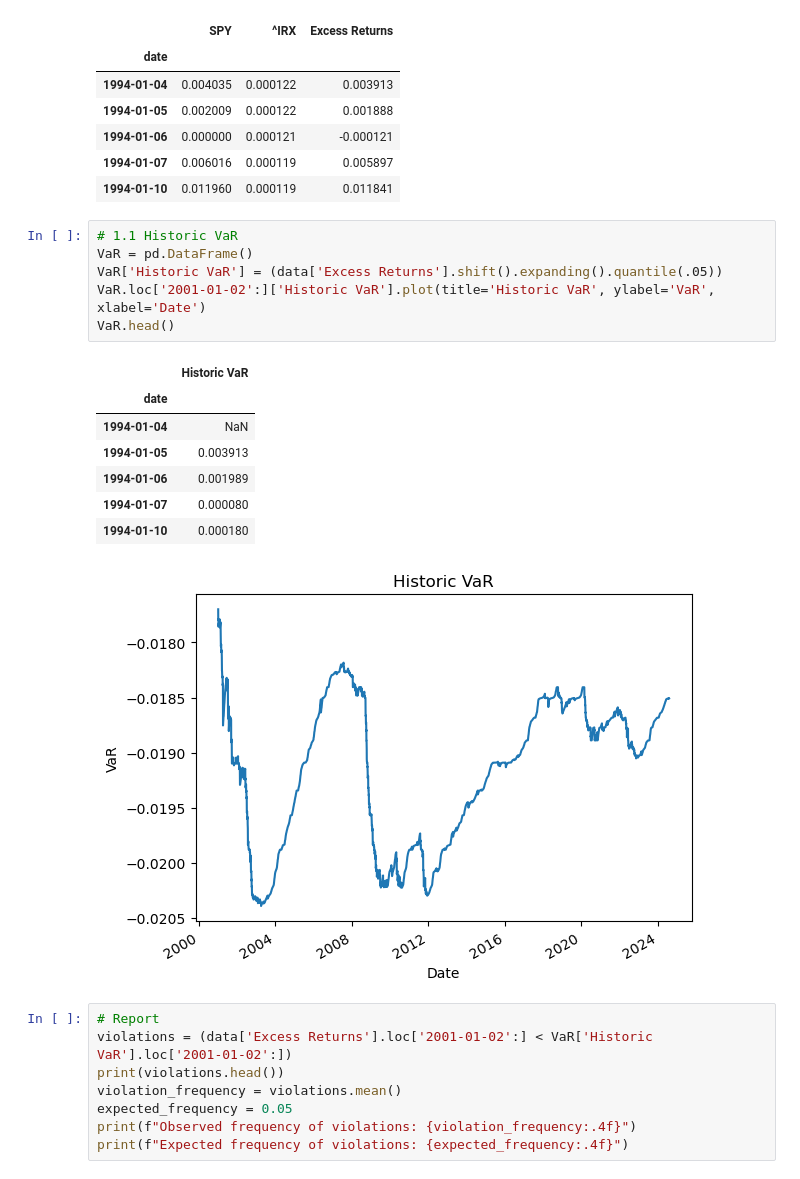
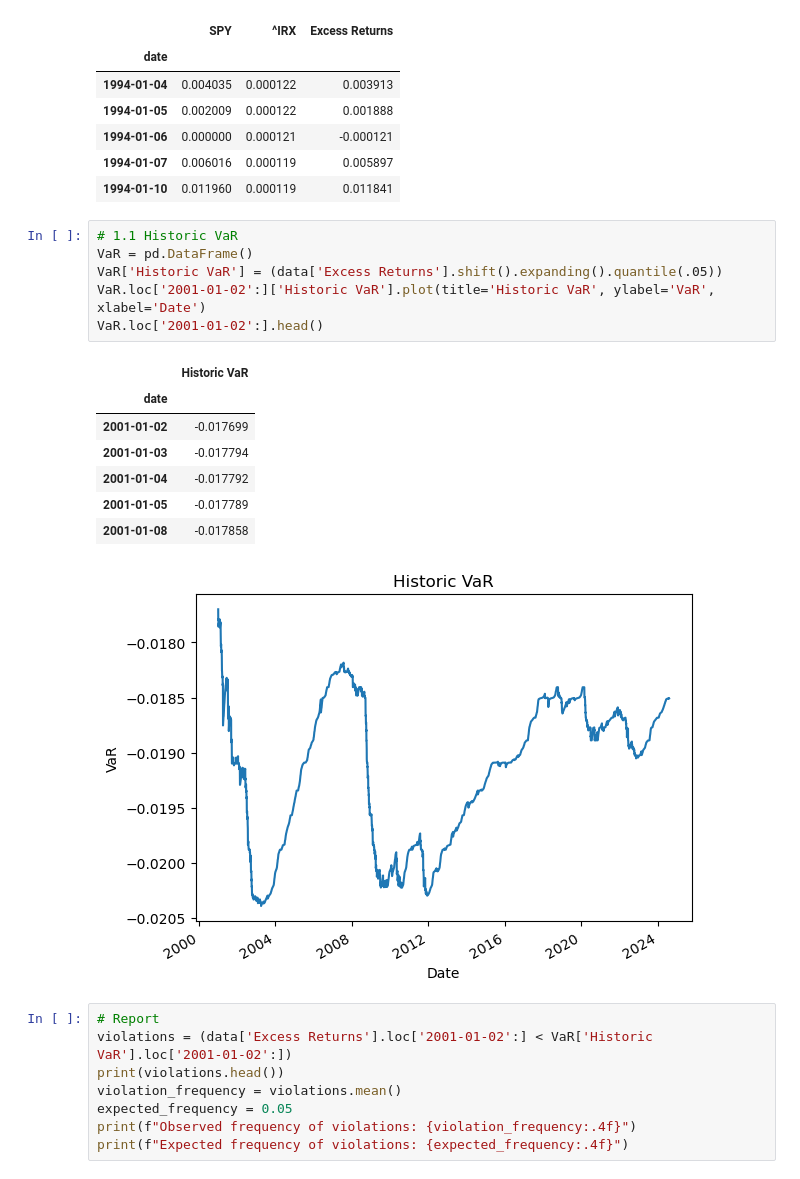
Before and after one commit to Anand-Nakhate/finm-portfolio-2024, a Jupyter notebook: homework/Solution_HW3_.ipynb, the cells around one changed output. Cells and saved outputs as stored; diff of their text form.

```diff
--- a/homework/Solution_HW3_.ipynb
+++ b/homework/Solution_HW3_.ipynb
@@ -123,17 +123,17 @@ data.head()
 # %%
 # 1.1 Historic VaR
 VaR = pd.DataFrame()
 VaR['Historic VaR'] = (data['Excess Returns'].shift().expanding().quantile(.05))
 VaR.loc['2001-01-02':]['Historic VaR'].plot(title='Historic VaR', ylabel='VaR', xlabel='Date')
-VaR.head()
+VaR.loc['2001-01-02':].head()
 # %% [output]
 |  | Historic VaR |
 | date |  |
-| 1994-01-04 | NaN |
-| 1994-01-05 | 0.003913 |
-| 1994-01-06 | 0.001989 |
-| 1994-01-07 | 0.000080 |
-| 1994-01-10 | 0.000180 |
+| 2001-01-02 | -0.017699 |
+| 2001-01-03 | -0.017794 |
+| 2001-01-04 | -0.017792 |
+| 2001-01-05 | -0.017789 |
+| 2001-01-08 | -0.017858 |
 [figure]
 # %%
 # Report
```
Also changed, not shown: parts of 7 cells of this notebook.
